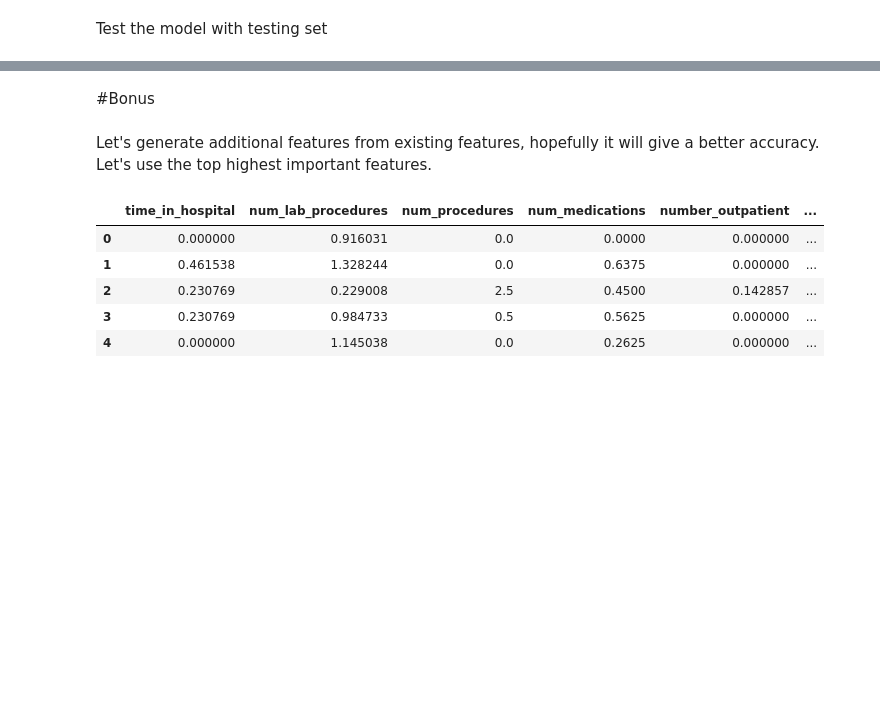
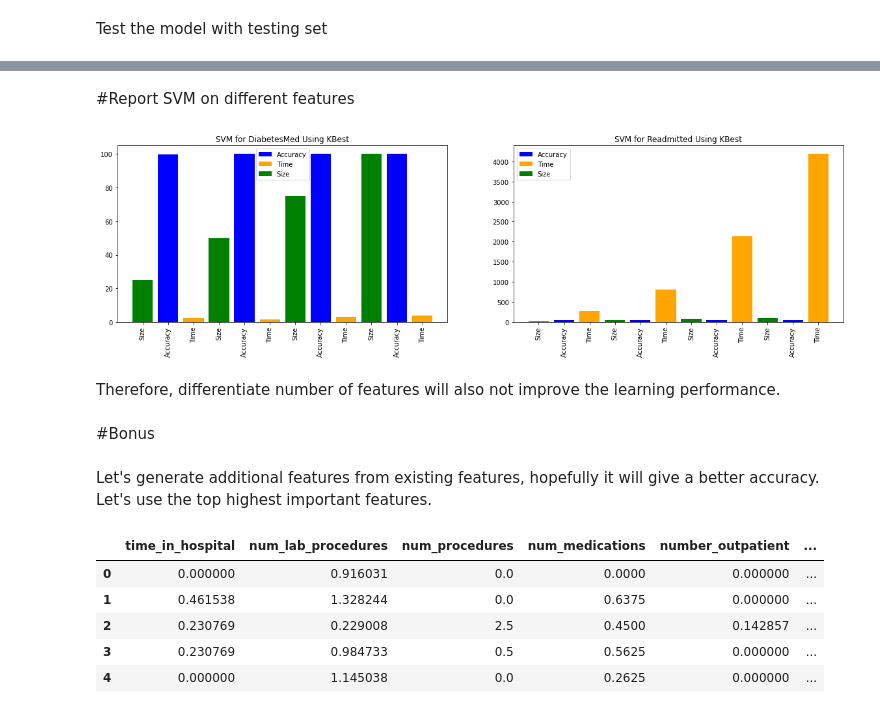
Before and after one commit to seansothey/DataScience-MachineLearning-Research, a Jupyter notebook: Project5.ipynb, the cells around one changed output, grey strips where cells are left out. Drawn from its saved outputs; the diff is of its cells as text; code cells hidden in the pictures; blank space fills up the shorter version.

```diff
--- a/Project5.ipynb
+++ b/Project5.ipynb
@@ -800,6 +793,6 @@ svm_gs = GridSearchCV(SVC(), svm_param)
 # %% [markdown]
 Fit the model with training set
 # %%
-svm_best_model = svm_gs.fit(X_train_rea[:10000], y_train_rea[:10000])
+svm_gs_model = svm_gs.fit(X_train_rea[:10000], y_train_rea[:10000])
 # %% [markdown]
 See the best learning model parameters
@@ -812,0 +799,3 @@ SVC(C=10, break_ties=False, cache_size=200, class_weight=None, coef0=0.0,
+# %%
+best_svm_clf = svm_gs_model.best_estimator_
+print(best_svm_clf)
@@ -819,3 +886,18 @@ The accuracy is: 0.5655
+# %% [markdown]
+#Report SVM on different features
+# %%
+plt.figure(figsize=(20,5))
+plt.subplot(1,2,1)
+drawCompareChartInSizeKBest(best_svm_clf,sizes,'SVM for DiabetesMed Using KBest',Xtrain_dia,ytrain_dia,Xtest_dia,ytest_dia)
+
+plt.subplot(1,2,2)
+drawCompareChartInSizeKBest(best_svm_clf,sizes,'SVM for Readmitted Using KBest',Xtrain_rea,ytrain_rea,Xtest_rea,ytest_rea)
+
+plt.show()
+# %% [output]
+[figure, added]
+# %% [markdown]
+Therefore, differentiate number of features will also not improve the learning performance.
 # %% [markdown]
 #Bonus
 # %% [markdown]
```
Also changed, not shown: parts of 45 cells of this notebook.
